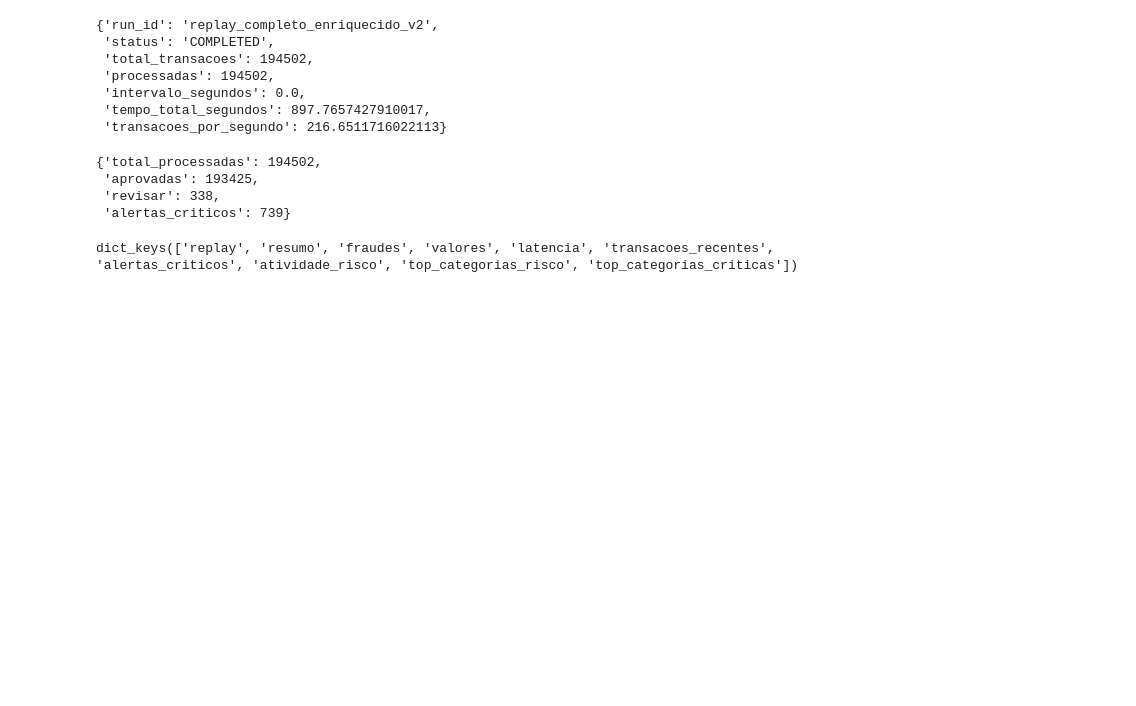
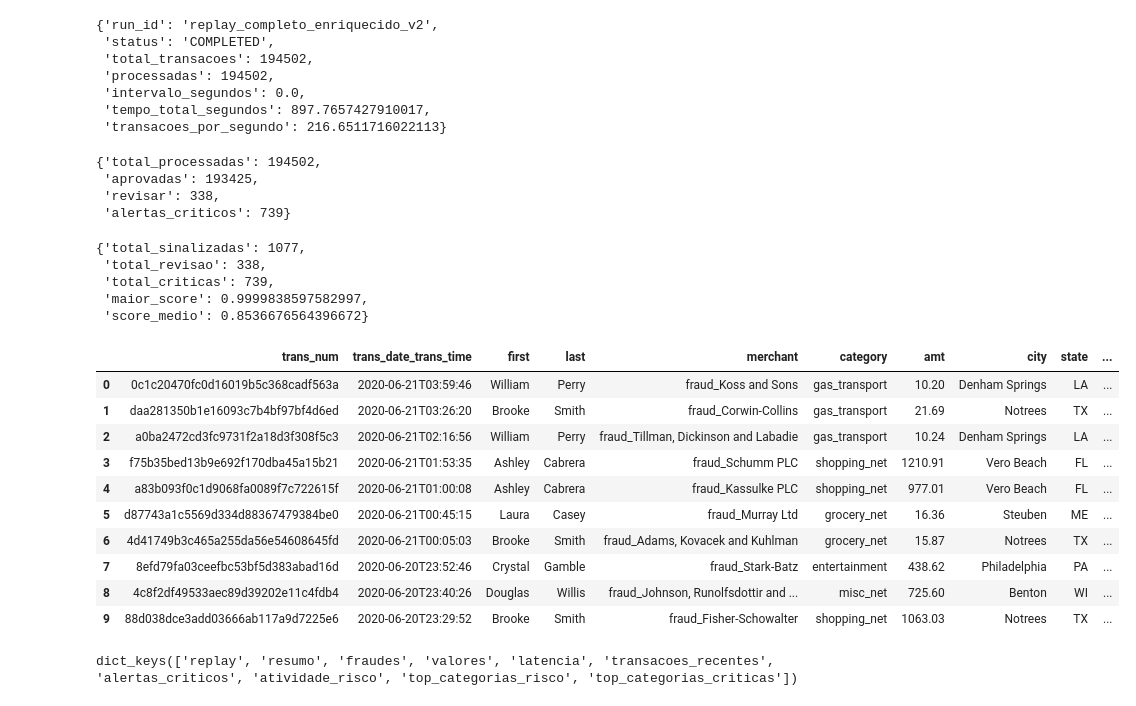
Before and after one commit to lucao-py/ccard_fraud_ml, a Jupyter notebook: notebooks/09. Replay Temporal.ipynb, the cells around one changed output. Saved outputs shown, nothing was run; the diff lists cells and outputs as text; code cells hidden in the pictures; blank space fills up the shorter version.

```diff
--- a/notebooks/09. Replay Temporal.ipynb
+++ b/notebooks/09. Replay Temporal.ipynb
@@ -400,6 +400,34 @@ snapshot = (
         RUN_ID
     )
 )
+# %%
+snapshot[
+    "sinalizacoes"
+]
+# %% [output]
+{'total_sinalizadas': 1077,
+ 'total_revisao': 338,
+ 'total_criticas': 739,
+ 'maior_score': 0.9999838597582997,
+ 'score_medio': 0.8536676564396672}
+# %%
+pd.DataFrame(
+    snapshot[
+        "transacoes_sinalizadas"
+    ]
+).head(10)
+# %% [output]
+|  | trans_num | trans_date_trans_time | first | last | merchant | category | amt | city | state | ... |
+| 0 | 0c1c20470fc0d16019b5c368cadf563a | 2020-06-21T03:59:46 | William | Perry | fraud_Koss and Sons | gas_transport | 10.20 | Denham Springs | LA | ... |
+| 1 | daa281350b1e16093c7b4bf97bf4d6ed | 2020-06-21T03:26:20 | Brooke | Smith | fraud_Corwin-Collins | gas_transport | 21.69 | Notrees | TX | ... |
+| 2 | a0ba2472cd3fc9731f2a18d3f308f5c3 | 2020-06-21T02:16:56 | William | Perry | fraud_Tillman, Dickinson and Labadie | gas_transport | 10.24 | Denham Springs | LA | ... |
+| 3 | f75b35bed13b9e692f170dba45a15b21 | 2020-06-21T01:53:35 | Ashley | Cabrera | fraud_Schumm PLC | shopping_net | 1210.91 | Vero Beach | FL | ... |
+| 4 | a83b093f0c1d9068fa0089f7c722615f | 2020-06-21T01:00:08 | Ashley | Cabrera | fraud_Kassulke PLC | shopping_net | 977.01 | Vero Beach | FL | ... |
+| 5 | d87743a1c5569d334d88367479384be0 | 2020-06-21T00:45:15 | Laura | Casey | fraud_Murray Ltd | grocery_net | 16.36 | Steuben | ME | ... |
+| 6 | 4d41749b3c465a255da56e54608645fd | 2020-06-21T00:05:03 | Brooke | Smith | fraud_Adams, Kovacek and Kuhlman | grocery_net | 15.87 | Notrees | TX | ... |
+| 7 | 8efd79fa03ceefbc53bf5d383abad16d | 2020-06-20T23:52:46 | Crystal | Gamble | fraud_Stark-Batz | entertainment | 438.62 | Philadelphia | PA | ... |
+| 8 | 4c8f2df49533aec89d39202e11c4fdb4 | 2020-06-20T23:40:26 | Douglas | Willis | fraud_Johnson, Runolfsdottir and ... | misc_net | 725.60 | Benton | WI | ... |
+| 9 | 88d038dce3add03666ab117a9d7225e6 | 2020-06-20T23:29:52 | Brooke | Smith | fraud_Fisher-Schowalter | shopping_net | 1063.03 | Notrees | TX | ... |
 # %%
 snapshot.keys()
 # %% [output]
```
Also changed, not shown: parts of 10 cells of this notebook, 5 other files.
